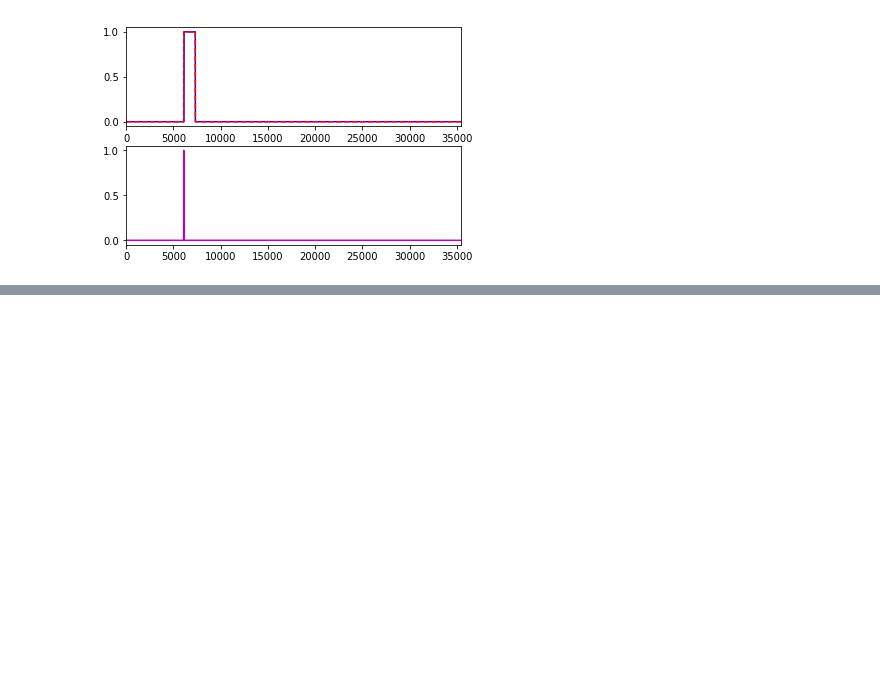
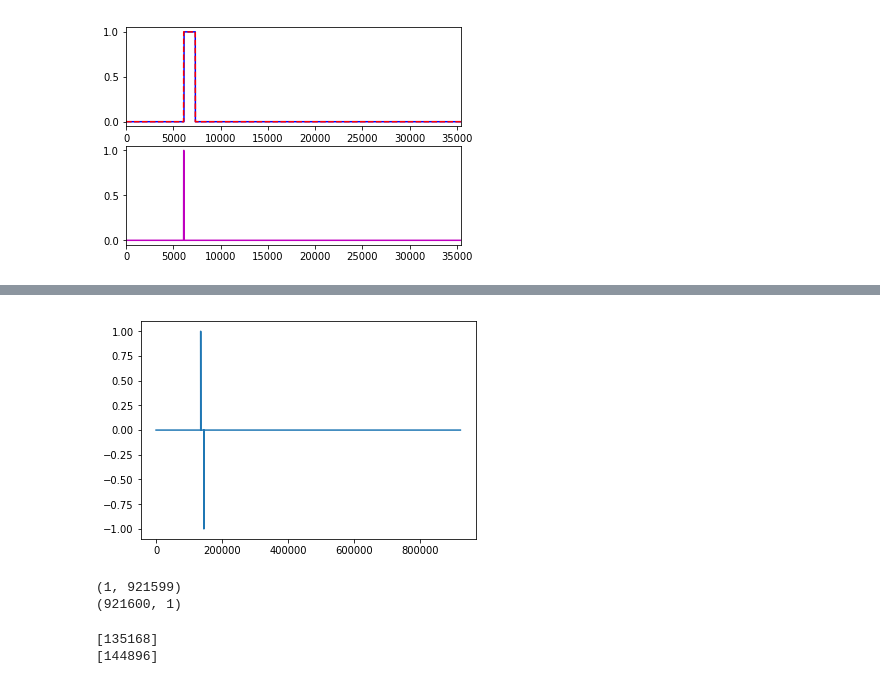
Before and after one commit to dmgroppe/SZR_ANT, a Jupyter notebook: EU_CODE/eu_sbox_lappy.ipynb, the cells around one changed output, grey strips where cells are left out. Cells and saved outputs as stored; diff of their text form; code cells hidden in the pictures; blank space fills up the shorter version.

```diff
--- a/EU_CODE/eu_sbox_lappy.ipynb
+++ b/EU_CODE/eu_sbox_lappy.ipynb
@@ -97,0 +111,13 @@ That is 3.900000 seconds
+# %%
+df_szr=np.diff(is_szr.T)
+plt.figure(2)
+plt.clf()
+plt.plot(df_szr.T);
+# %% [output]
+[figure, added]
+# %%
+print(df_szr.shape)
+print(is_szr.shape)
+# %% [output]
+(1, 921599)
+(921600, 1)
@@ -97,0 +126,8 @@ That is 3.900000 seconds
+# %%
+onset_ids=np.where(df_szr.T == 1)[0]+1
+print(onset_ids)
+offset_ids=np.where(df_szr.T == -1)[0]
+print(offset_ids)
+# %% [output]
+[135168]
+[144896]
```
Also changed, not shown: parts of 4 cells of this notebook, 14 other files.
